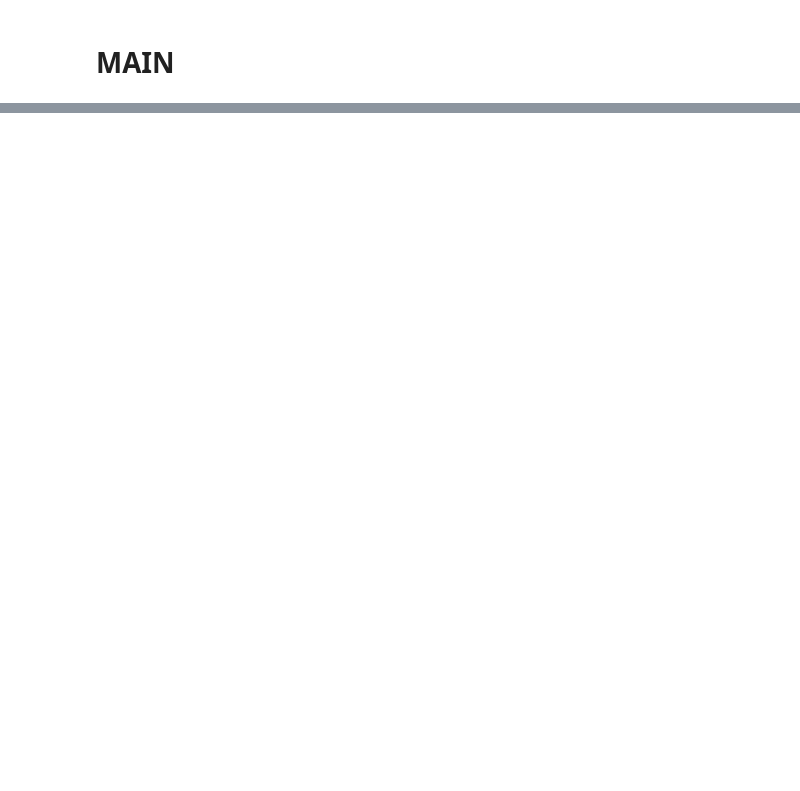
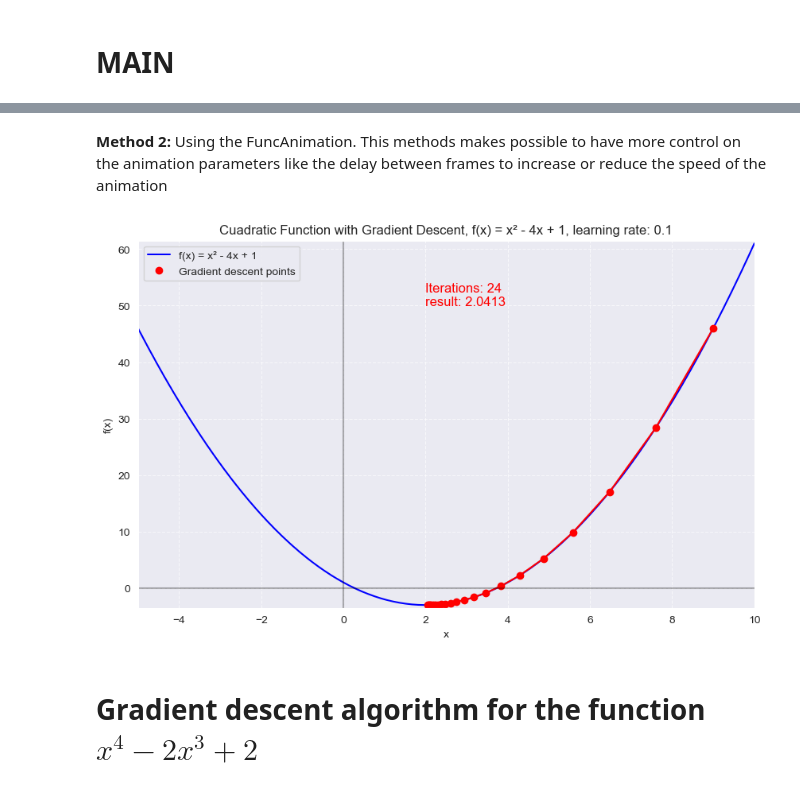
Before and after one commit to ceperezegma/simple_linear_regression, a Jupyter notebook: linear_regression/intro_gradient_descent.ipynb, the cells around one changed output, grey strips where cells are left out. Cells and saved outputs as stored; diff of their text form; code cells hidden in the pictures; blank space fills up the shorter version.

```diff
--- a/linear_regression/intro_gradient_descent.ipynb
+++ b/linear_regression/intro_gradient_descent.ipynb
@@ -77,0 +153,67 @@ x steps history: [9, 7.6, 6.4799999999999995, 5.584, 4.8671999999999995, 4.29376
+# %% [markdown]
+**Method 2:** Using the FuncAnimation. This methods makes possible to have more control on the animation parameters like the delay between frames to increase or reduce the speed of the animation
+# %%
+# Function points
+x = np.linspace(-5, 10, 100)
+y = function(x)
+
+# Gradient descent step points evolution
+x_gradient = history
+y_gradient = [function(x) for x in x_gradient]
+
+# Set up the figure and axis
+fig, ax = plt.subplots(figsize=(10, 6))
+
+# Plot the main function (this stays static)
+line_function, = ax.plot(x, y, 'b-', label='f(x) = x² - 4x + 1')
+
+# Initialize the points and line for animation
+points, = ax.plot([], [], 'ro', label='Gradient descent points')
+line, = ax.plot([], [], 'r-')
+
+# Setup the plot
+ax.grid(True, linestyle='--', alpha=0.7)
+ax.set_title(f"Cuadratic Function with Gradient Descent, f(x) = x² - 4x + 1, learning rate: {learning_rate}")
+ax.set_xlabel('x')
+ax.set_ylabel('f(x)')
+ax.legend()
+
+# Add x and y axis lines
+ax.axhline(y=0, color='k', linestyle='-', alpha=0.3)
+ax.axvline(x=0, color='k', linestyle='-', alpha=0.3)
+
+# Set axis limits
+ax.set_xlim(-5, 10)
+ax.set_ylim(min(y)-0.5, max(y)+0.5)
+
+# Add a simple text
+plt.text(2, 50, f"Iterations: {len(x_gradient)}\nresult: {round(x_gradient[-1], 4)}",
+         fontsize=12,
+         color='red',
+         horizontalalignment='left')
+
+# Creating chart animation
+metadata = dict(title='Movie', artist='Egma')
+writer = PillowWriter(fps=15, metadata=metadata)
+
+# Generates the charts for each animation frame. Basically, it adds a data points at a time to generate a new frame in the animation
+def update(num, x_points, y_points):
+
+    # Update the points and line
+    points.set_data(x_points[:num], y_points[:num])
+    line.set_data(x_points[:num], y_points[:num])
+
+    return points, line_gradient
+
+
+anim = FuncAnimation(fig, update, frames=len(x_gradient),
+                     interval=500,  # in ms between frames
+                     blit=True,
+                     repeat=False,
+                     fargs=[x_gradient, y_gradient])
+
+anim.save('Gradient_descent_FuncAnimation.gif', writer='pillow')
+# %% [output]
+[figure, added]
+# %% [markdown]
+# Gradient descent algorithm for the function $x^4 - 2x^3 + 2$
```
Also changed, not shown: parts of 11 cells of this notebook, 3 other files.
